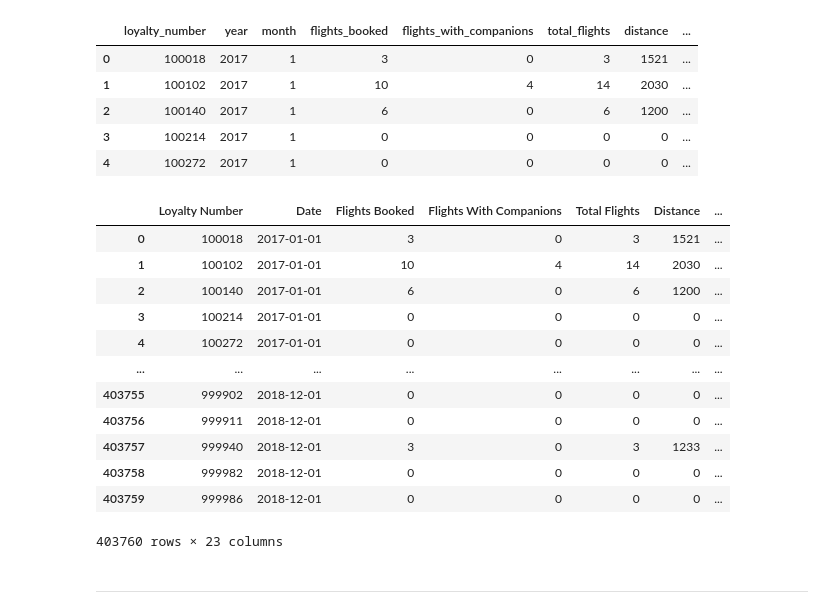
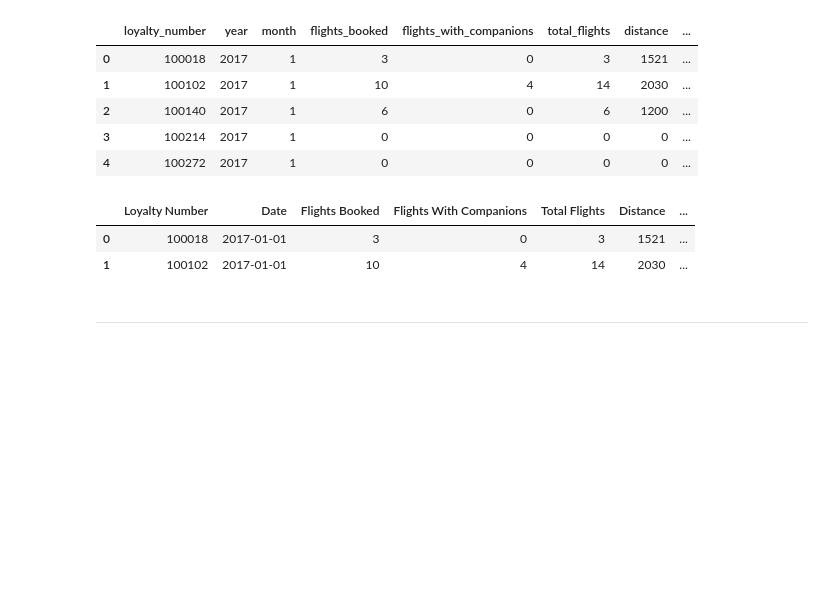
Before and after one commit to Adalab/bda-modulo-3-evaluacion-final-AndreaGD96, a Jupyter notebook: III_Union_Visualizacion.ipynb, the cells around one changed output. Cells and saved outputs as stored; diff of their text form; code cells hidden in the pictures; blank space fills up the shorter version.

```diff
--- a/III_Union_Visualizacion.ipynb
+++ b/III_Union_Visualizacion.ipynb
@@ -42,21 +40,11 @@ df_completo.columns = df_completo.columns.str.replace('_', ' ').str.title()
 
 df_completo.to_csv('Customer Flight Activity & Loyalty History.csv', index=False)
 # %%
-df_completo
+df_completo.head(2)
 # %% [output]
 |  | Loyalty Number | Date | Flights Booked | Flights With Companions | Total Flights | Distance | ... |
 | 0 | 100018 | 2017-01-01 | 3 | 0 | 3 | 1521 | ... |
 | 1 | 100102 | 2017-01-01 | 10 | 4 | 14 | 2030 | ... |
-| 2 | 100140 | 2017-01-01 | 6 | 0 | 6 | 1200 | ... |
-| 3 | 100214 | 2017-01-01 | 0 | 0 | 0 | 0 | ... |
-| 4 | 100272 | 2017-01-01 | 0 | 0 | 0 | 0 | ... |
-| ... | ... | ... | ... | ... | ... | ... | ... |
-| 403755 | 999902 | 2018-12-01 | 0 | 0 | 0 | 0 | ... |
-| 403756 | 999911 | 2018-12-01 | 0 | 0 | 0 | 0 | ... |
-| 403757 | 999940 | 2018-12-01 | 3 | 0 | 3 | 1233 | ... |
-| 403758 | 999982 | 2018-12-01 | 0 | 0 | 0 | 0 | ... |
-| 403759 | 999986 | 2018-12-01 | 0 | 0 | 0 | 0 | ... |
-403760 rows × 23 columns
 # %% [markdown]
 ---------------
 # %% [markdown]
```
Also changed, not shown: parts of 17 cells of this notebook, 4 other files.
